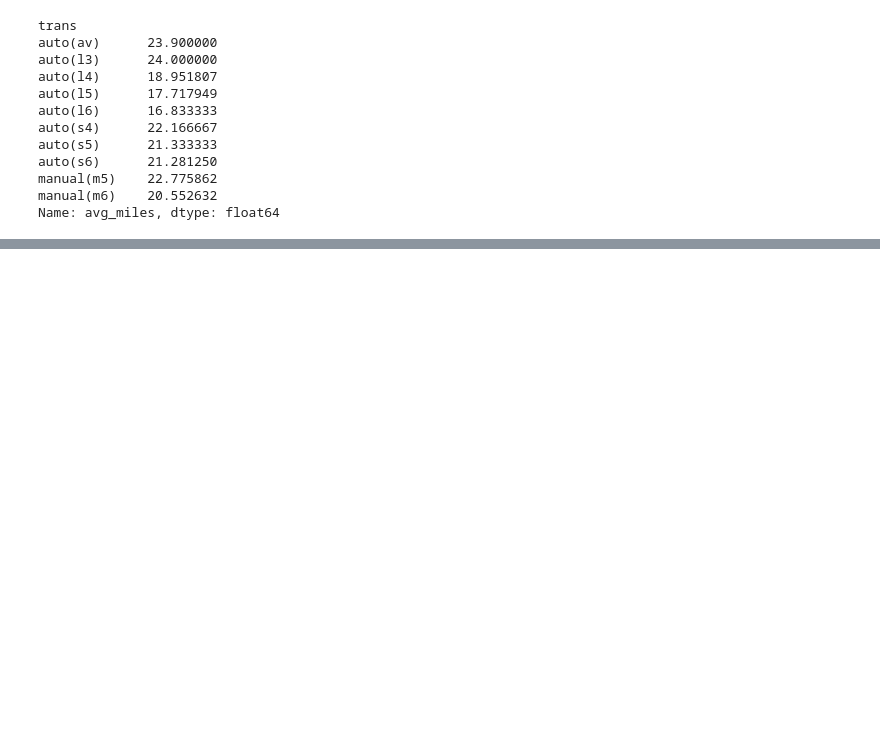
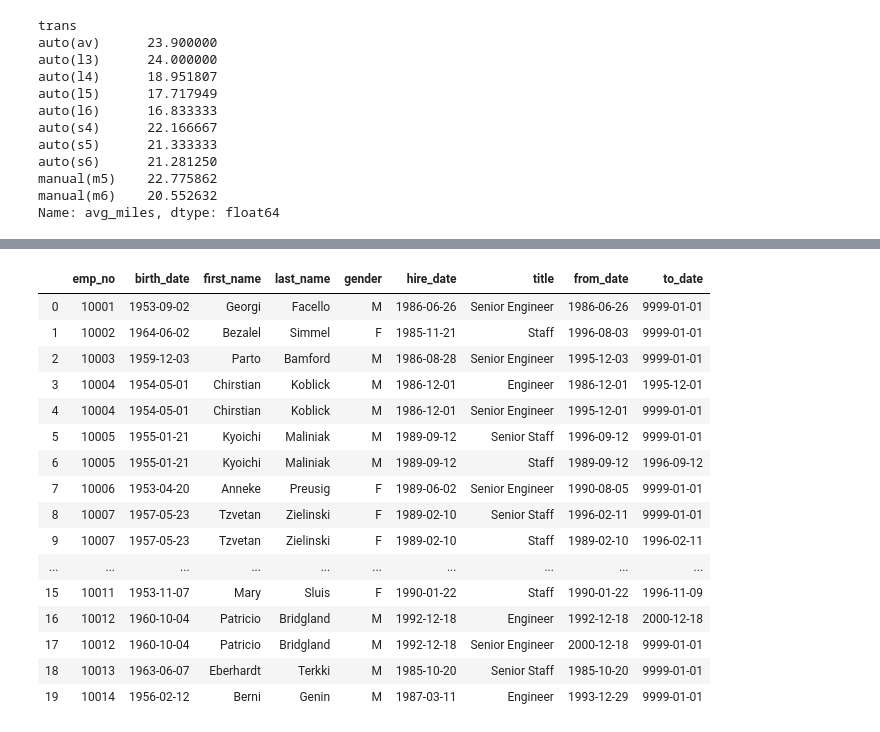
Before and after one commit to sunwenliang14/python-exercises, a Jupyter notebook: 4.8.4.4_advanced_dataframes.ipynb, the cells around one changed output, grey strips where cells are left out. Saved outputs shown, nothing was run; the diff lists cells and outputs as text; code cells hidden in the pictures; blank space fills up the shorter version.

```diff
--- a/4.8.4.4_advanced_dataframes.ipynb
+++ b/4.8.4.4_advanced_dataframes.ipynb
@@ -239,0 +301,6 @@ and try to merge them?'''
+# %%
+url = get_db_url(user, host, password, db_name )
+# %%
+query = 'select * from employees limit 20'
+# %%
+employees = pd.read_sql(query, url)
@@ -239,0 +327,3 @@ and try to merge them?'''
+# %%
+titles = pd.read_sql('select * from titles limit 20', url)
+titles
@@ -239,0 +348,21 @@ and try to merge them?'''
+# %%
+employee_titles = pd.merge(employees, titles, left_on="emp_no", right_on="emp_no", how="inner")
+employee_titles
+# %% [output]
+|  | emp_no | birth_date | first_name | last_name | gender | hire_date | title | from_date | to_date |
+| 0 | 10001 | 1953-09-02 | Georgi | Facello | M | 1986-06-26 | Senior Engineer | 1986-06-26 | 9999-01-01 |
+| 1 | 10002 | 1964-06-02 | Bezalel | Simmel | F | 1985-11-21 | Staff | 1996-08-03 | 9999-01-01 |
+| 2 | 10003 | 1959-12-03 | Parto | Bamford | M | 1986-08-28 | Senior Engineer | 1995-12-03 | 9999-01-01 |
+| 3 | 10004 | 1954-05-01 | Chirstian | Koblick | M | 1986-12-01 | Engineer | 1986-12-01 | 1995-12-01 |
+| 4 | 10004 | 1954-05-01 | Chirstian | Koblick | M | 1986-12-01 | Senior Engineer | 1995-12-01 | 9999-01-01 |
+| 5 | 10005 | 1955-01-21 | Kyoichi | Maliniak | M | 1989-09-12 | Senior Staff | 1996-09-12 | 9999-01-01 |
+| 6 | 10005 | 1955-01-21 | Kyoichi | Maliniak | M | 1989-09-12 | Staff | 1989-09-12 | 1996-09-12 |
+| 7 | 10006 | 1953-04-20 | Anneke | Preusig | F | 1989-06-02 | Senior Engineer | 1990-08-05 | 9999-01-01 |
+| 8 | 10007 | 1957-05-23 | Tzvetan | Zielinski | F | 1989-02-10 | Senior Staff | 1996-02-11 | 9999-01-01 |
+| 9 | 10007 | 1957-05-23 | Tzvetan | Zielinski | F | 1989-02-10 | Staff | 1989-02-10 | 1996-02-11 |
+| ... | ... | ... | ... | ... | ... | ... | ... | ... | ... |
+| 15 | 10011 | 1953-11-07 | Mary | Sluis | F | 1990-01-22 | Staff | 1990-01-22 | 1996-11-09 |
+| 16 | 10012 | 1960-10-04 | Patricio | Bridgland | M | 1992-12-18 | Engineer | 1992-12-18 | 2000-12-18 |
+| 17 | 10012 | 1960-10-04 | Patricio | Bridgland | M | 1992-12-18 | Senior Engineer | 2000-12-18 | 9999-01-01 |
+| 18 | 10013 | 1963-06-07 | Eberhardt | Terkki | M | 1985-10-20 | Senior Staff | 1985-10-20 | 9999-01-01 |
+| 19 | 10014 | 1956-02-12 | Berni | Genin | M | 1987-03-11 | Engineer | 1993-12-29 | 9999-01-01 |
```
Also changed, not shown: parts of 9 cells of this notebook.
